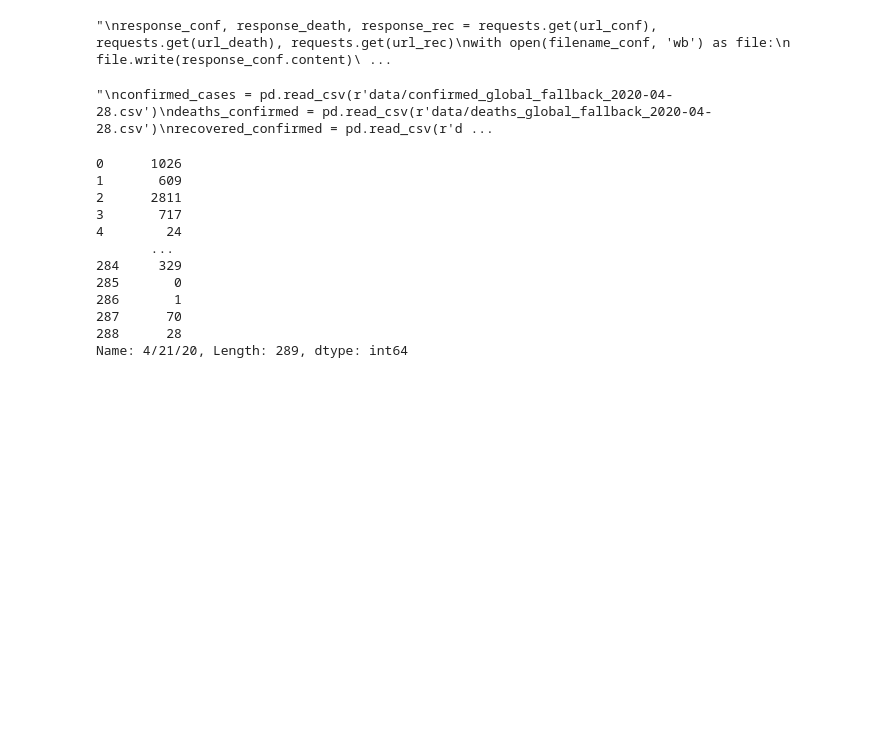
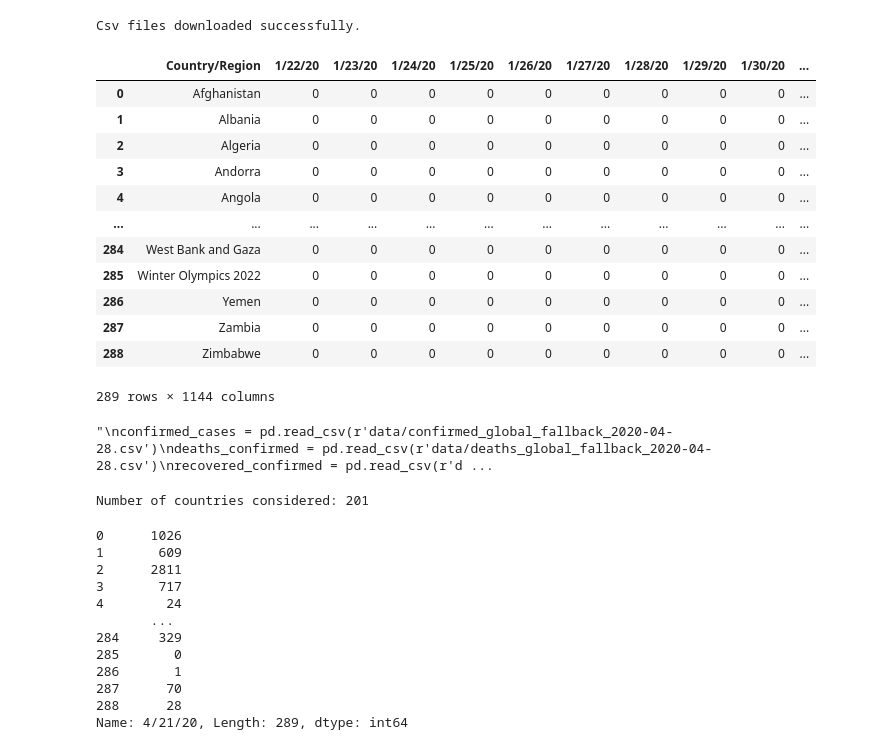
Before and after one commit to adadiorio/InformationTheory_Project, a Jupyter notebook: SIR_real_data.ipynb, the cells around one changed output. Cells and saved outputs as stored; diff of their text form; code cells hidden in the pictures; blank space fills up the shorter version.

```diff
--- a/SIR_real_data.ipynb
+++ b/SIR_real_data.ipynb
@@ -17,7 +32,7 @@ url_rec = 'https://raw.githubusercontent.com/CSSEGISandData/COVID-19/master/csse
 filename_conf = 'confirmed_cases.csv'
 filename_death = 'death_cases.csv'
 filename_rec = 'rec_cases.csv'
-'''
+
 response_conf, response_death, response_rec = requests.get(url_conf), requests.get(url_death), requests.get(url_rec)
 with open(filename_conf, 'wb') as file:
     file.write(response_conf.content)
@@ -26,7 +41,6 @@ with open(filename_death, 'wb') as file:
 with open(filename_rec, 'wb') as file:
     file.write(response_rec.content)
 
-print('Csv files downloaded successfully.')'
-'''
+print('Csv files downloaded successfully.')
 # %% [output]
-"\nresponse_conf, response_death, response_rec = requests.get(url_conf), requests.get(url_death), requests.get(url_rec)\nwith open(filename_conf, 'wb') as file:\n    file.write(response_conf.content)\ ...
+Csv files downloaded successfully.
@@ -37 +47,25 @@ recovered_confirmed = pd.read_csv(filename_rec)
+# %%
+confirmed_cases = pd.read_csv(filename_conf)
+deaths_confirmed = pd.read_csv(filename_death)
+recovered_confirmed = pd.read_csv(filename_rec)
+
+# Showing the dataset and dropping not informative columns
+confirmed_cases = confirmed_cases.drop(columns = ["Province/State", "Lat", "Long"], axis = 1)
+deaths_confirmed = deaths_confirmed.drop(columns = ["Province/State", "Lat", "Long"], axis = 1)
+recovered_confirmed = recovered_confirmed.drop(columns = ["Province/State", "Lat", "Long"], axis = 1)
+confirmed_cases
+# %% [output]
+|  | Country/Region | 1/22/20 | 1/23/20 | 1/24/20 | 1/25/20 | 1/26/20 | 1/27/20 | 1/28/20 | 1/29/20 | 1/30/20 | ... |
+| 0 | Afghanistan | 0 | 0 | 0 | 0 | 0 | 0 | 0 | 0 | 0 | ... |
+| 1 | Albania | 0 | 0 | 0 | 0 | 0 | 0 | 0 | 0 | 0 | ... |
+| 2 | Algeria | 0 | 0 | 0 | 0 | 0 | 0 | 0 | 0 | 0 | ... |
+| 3 | Andorra | 0 | 0 | 0 | 0 | 0 | 0 | 0 | 0 | 0 | ... |
+| 4 | Angola | 0 | 0 | 0 | 0 | 0 | 0 | 0 | 0 | 0 | ... |
+| ... | ... | ... | ... | ... | ... | ... | ... | ... | ... | ... | ... |
+| 284 | West Bank and Gaza | 0 | 0 | 0 | 0 | 0 | 0 | 0 | 0 | 0 | ... |
+| 285 | Winter Olympics 2022 | 0 | 0 | 0 | 0 | 0 | 0 | 0 | 0 | 0 | ... |
+| 286 | Yemen | 0 | 0 | 0 | 0 | 0 | 0 | 0 | 0 | 0 | ... |
+| 287 | Zambia | 0 | 0 | 0 | 0 | 0 | 0 | 0 | 0 | 0 | ... |
+| 288 | Zimbabwe | 0 | 0 | 0 | 0 | 0 | 0 | 0 | 0 | 0 | ... |
+289 rows × 1144 columns
 # %%
@@ -42,6 +78,13 @@ recovered_confirmed = pd.read_csv(r'data/recovered_global_fallback_2020-04-28.cs
 '''
 # %% [output]
 "\nconfirmed_cases = pd.read_csv(r'data/confirmed_global_fallback_2020-04-28.csv')\ndeaths_confirmed = pd.read_csv(r'data/deaths_global_fallback_2020-04-28.csv')\nrecovered_confirmed = pd.read_csv(r'd ...
+# %%
+# Counting the number of countries listed in the dataset
+
+countries = confirmed_cases["Country/Region"].unique()
+print(f'Number of countries considered: {len(countries)}')
+# %% [output]
+Number of countries considered: 201
 # %%
 confirmed_cases[confirmed_cases['Country/Region'] == 'Germany']
 confirmed_cases['4/21/20']
```
Also changed, not shown: parts of 22 cells of this notebook.
